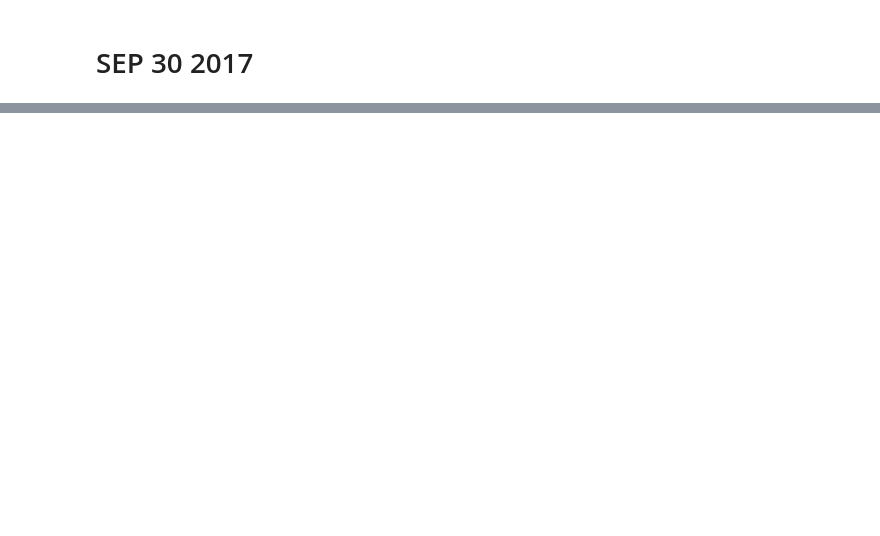
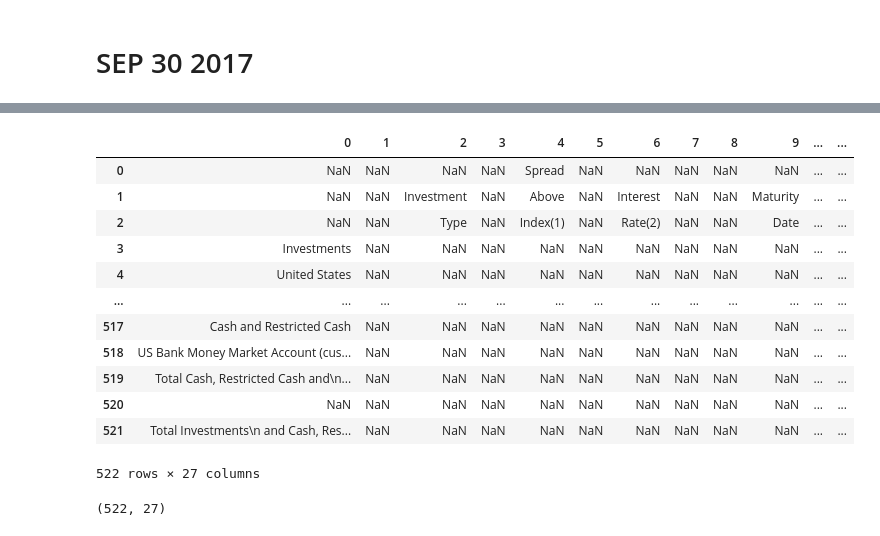
Before and after one commit to fuadh246/BDC_RA, a Jupyter notebook: GBDC/Code/Test_GBDC.ipynb, the cells around one changed output, grey strips where cells are left out. Saved outputs shown, nothing was run; the diff lists cells and outputs as text; code cells hidden in the pictures; blank space fills up the shorter version.

```diff
--- a/GBDC/Code/Test_GBDC.ipynb
+++ b/GBDC/Code/Test_GBDC.ipynb
@@ -203,6 +222,10 @@ master_table.head(10)
 master_table.to_csv("test.csv")
 print(len(data_frames))
 # %%
+data_frames = []
+data_frames_shapes = []
+
+
 def extract_tables(soup_content, qtr_date):
     master_table = None
     consolidated_schedule_regex = re.compile(
@@ -525,0 +396,10 @@ master_table.to_csv('test.csv')
+# %%
+date = "June 30, 2014"
+url = filing_links[filing_links['Reporting date']
+                   == date]['Filings URL'].values[0]
+webbrowser.open(url=url)
+response = requests.get(url=url, headers=headers)
+content = parse_and_trim(response.content, "HTML")
+contentDUP = content
+# %%
+master_table = extract_tables(content, date)
@@ -525,0 +424,21 @@ master_table.to_csv('test.csv')
+# %%
+master_table.to_csv('test.csv')
+master_table
+# %% [output]
+|  | 0 | 1 | 2 | 3 | 4 | 5 | 6 | 7 | 8 | 9 | ... | ... |
+| 0 | NaN | NaN | NaN | NaN | Spread | NaN | NaN | NaN | NaN | NaN | ... | ... |
+| 1 | NaN | NaN | Investment | NaN | Above | NaN | Interest | NaN | NaN | Maturity | ... | ... |
+| 2 | NaN | NaN | Type | NaN | Index(1) | NaN | Rate(2) | NaN | NaN | Date | ... | ... |
+| 3 | Investments | NaN | NaN | NaN | NaN | NaN | NaN | NaN | NaN | NaN | ... | ... |
+| 4 | United States | NaN | NaN | NaN | NaN | NaN | NaN | NaN | NaN | NaN | ... | ... |
+| ... | ... | ... | ... | ... | ... | ... | ... | ... | ... | ... | ... | ... |
+| 517 | Cash and Restricted Cash | NaN | NaN | NaN | NaN | NaN | NaN | NaN | NaN | NaN | ... | ... |
+| 518 | US Bank Money Market Account (cus... | NaN | NaN | NaN | NaN | NaN | NaN | NaN | NaN | NaN | ... | ... |
+| 519 | Total Cash, Restricted Cash and\n... | NaN | NaN | NaN | NaN | NaN | NaN | NaN | NaN | NaN | ... | ... |
+| 520 | NaN | NaN | NaN | NaN | NaN | NaN | NaN | NaN | NaN | NaN | ... | ... |
+| 521 | Total Investments\n and Cash, Res... | NaN | NaN | NaN | NaN | NaN | NaN | NaN | NaN | NaN | ... | ... |
+522 rows × 27 columns
+# %%
+master_table.shape
+# %% [output]
+(522, 27)
```
Also changed, not shown: parts of 11 cells of this notebook, 5 other files.
